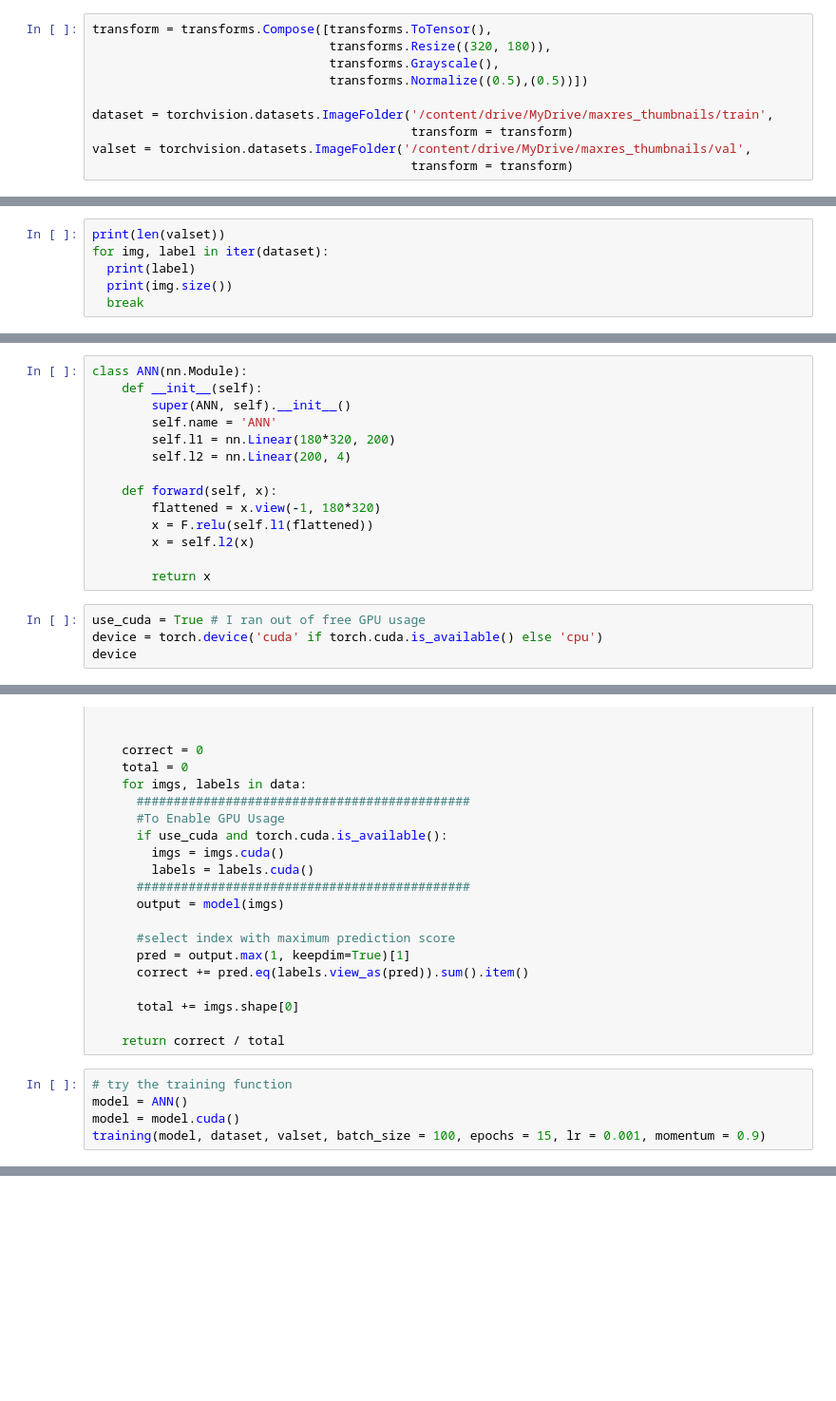
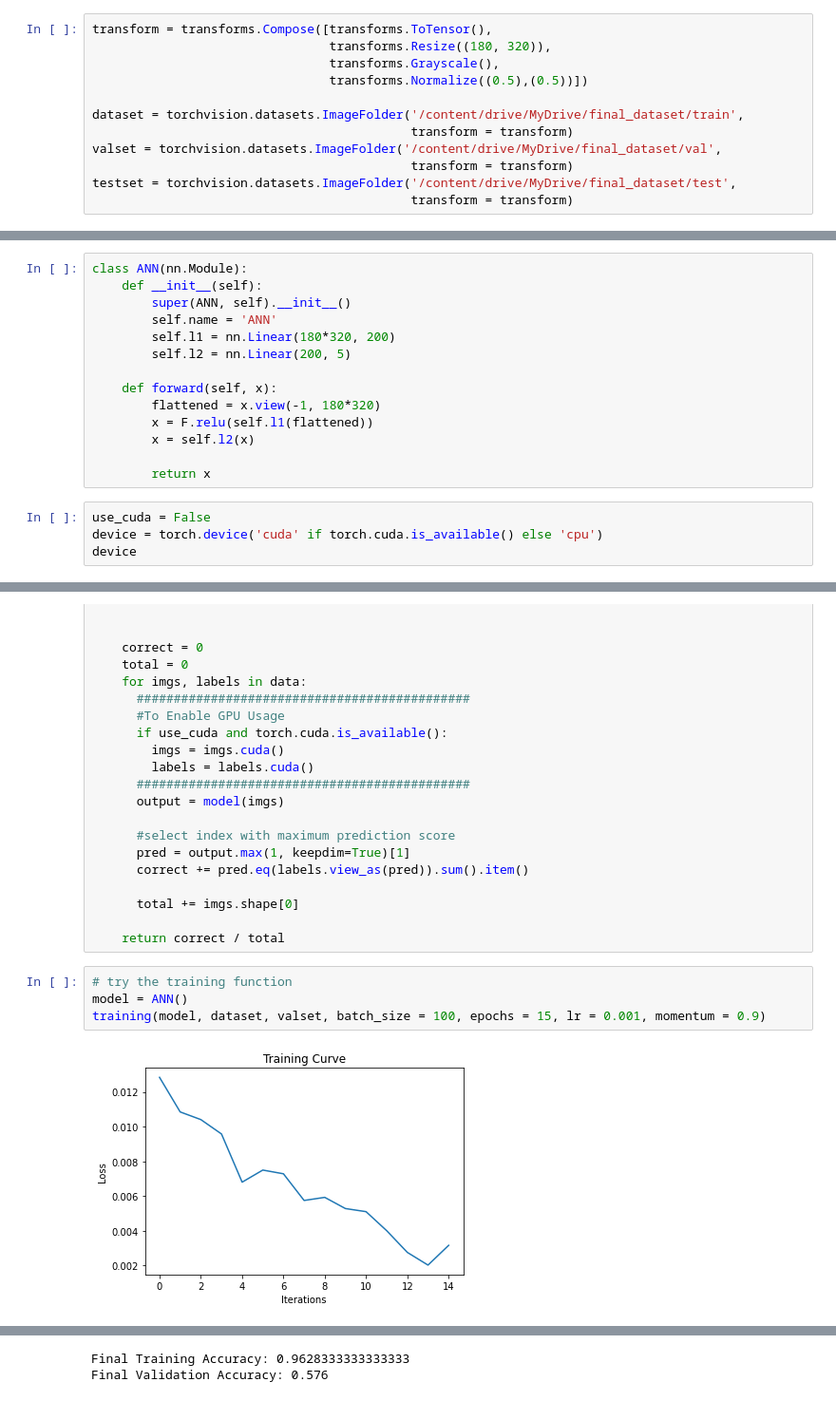
Before and after one commit to LLzcm/APS360-project, a Jupyter notebook: ANNw_final_test.ipynb, the cells around one changed output, grey strips where cells are left out. Shown at 95% size. Saved outputs shown, nothing was run; the diff lists cells and outputs as text; blank space fills up the shorter version.

```diff
--- a/ANNw_final_test.ipynb
+++ b/ANNw_final_test.ipynb
@@ -17,14 +17,16 @@ from torch.utils.data.sampler import SubsetRandomSampler
 import torchvision.transforms as transforms
 # %%
 transform = transforms.Compose([transforms.ToTensor(),
-                                transforms.Resize((320, 180)),
+                                transforms.Resize((180, 320)),
                                 transforms.Grayscale(),
                                 transforms.Normalize((0.5),(0.5))])
 
-dataset = torchvision.datasets.ImageFolder('/content/drive/MyDrive/maxres_thumbnails/train',
+dataset = torchvision.datasets.ImageFolder('/content/drive/MyDrive/final_dataset/train',
                                            transform = transform)
-valset = torchvision.datasets.ImageFolder('/content/drive/MyDrive/maxres_thumbnails/val',
+valset = torchvision.datasets.ImageFolder('/content/drive/MyDrive/final_dataset/val',
                                            transform = transform)
+testset = torchvision.datasets.ImageFolder('/content/drive/MyDrive/final_dataset/test',
+                                           transform = transform)
 # %%
 print(len(dataset))
 for img, label in iter(dataset):
@@ -38,6 +39,0 @@ torch.Size([1, 320, 180])
-# %%
-print(len(valset))
-for img, label in iter(dataset):
-  print(label)
-  print(img.size())
-  break
@@ -53,7 +53,7 @@ class ANN(nn.Module):
         super(ANN, self).__init__()
         self.name = 'ANN'
         self.l1 = nn.Linear(180*320, 200)
-        self.l2 = nn.Linear(200, 4)
+        self.l2 = nn.Linear(200, 5)
 
     def forward(self, x):
         flattened = x.view(-1, 180*320)
@@ -62,7 +62,7 @@ class ANN(nn.Module):
 
         return x
 # %%
-use_cuda = True # I ran out of free GPU usage
+use_cuda = False
 device = torch.device('cuda' if torch.cuda.is_available() else 'cpu')
 device
 # %% [output]
@@ -162,5 +160,6 @@ def get_accuracy(model, train_loader, valid_loader, train=False):
 # %%
 # try the training function
 model = ANN()
-model = model.cuda()
 training(model, dataset, valset, batch_size = 100, epochs = 15, lr = 0.001, momentum = 0.9)
+# %% [output]
+[figure, added]
@@ -166,0 +167,2 @@ training(model, dataset, valset, batch_size = 100, epochs = 15, lr = 0.001, mome
+Final Training Accuracy: 0.9628333333333333
+Final Validation Accuracy: 0.576
```
Also changed, not shown: parts of 7 cells of this notebook.
